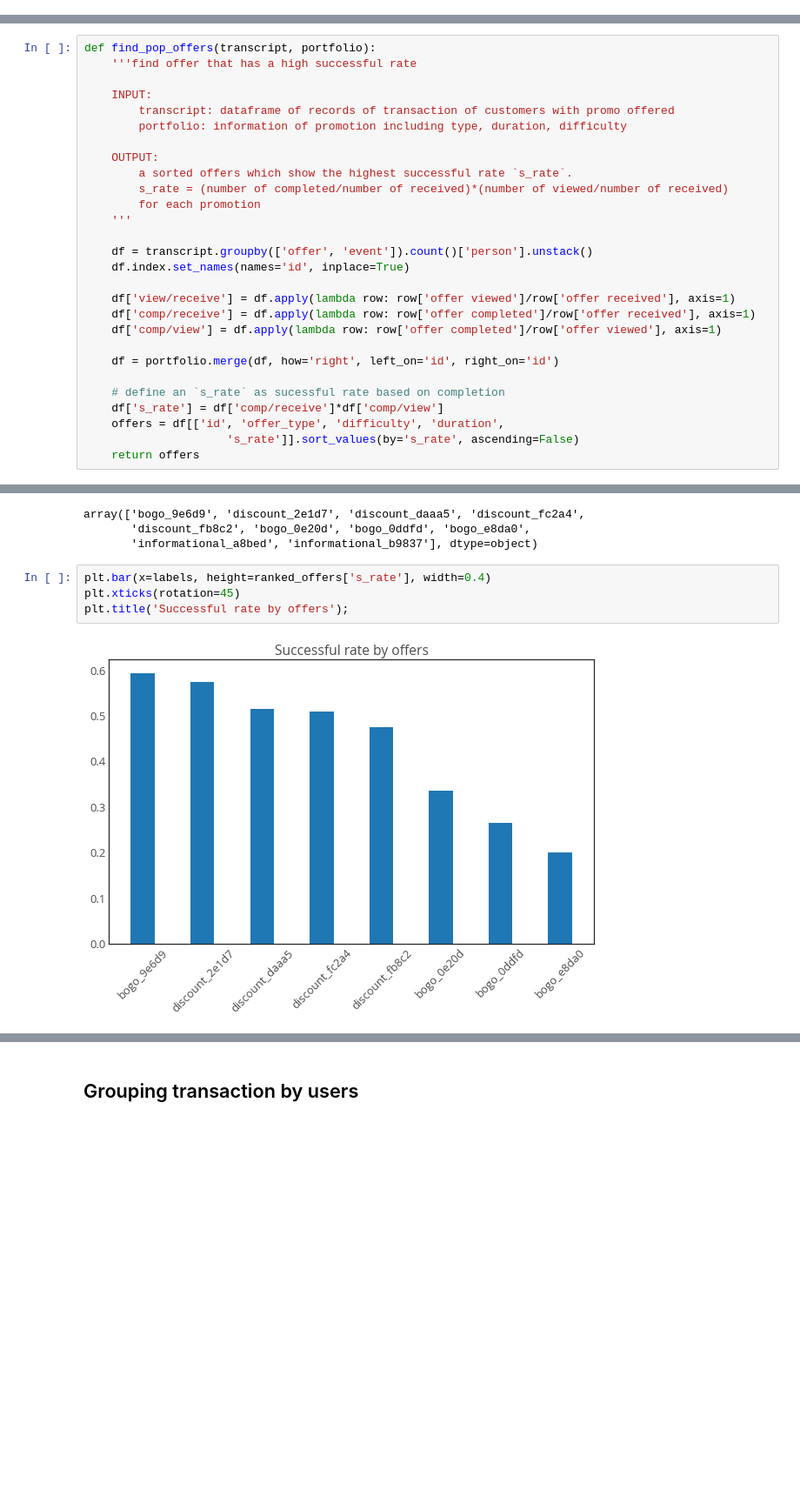
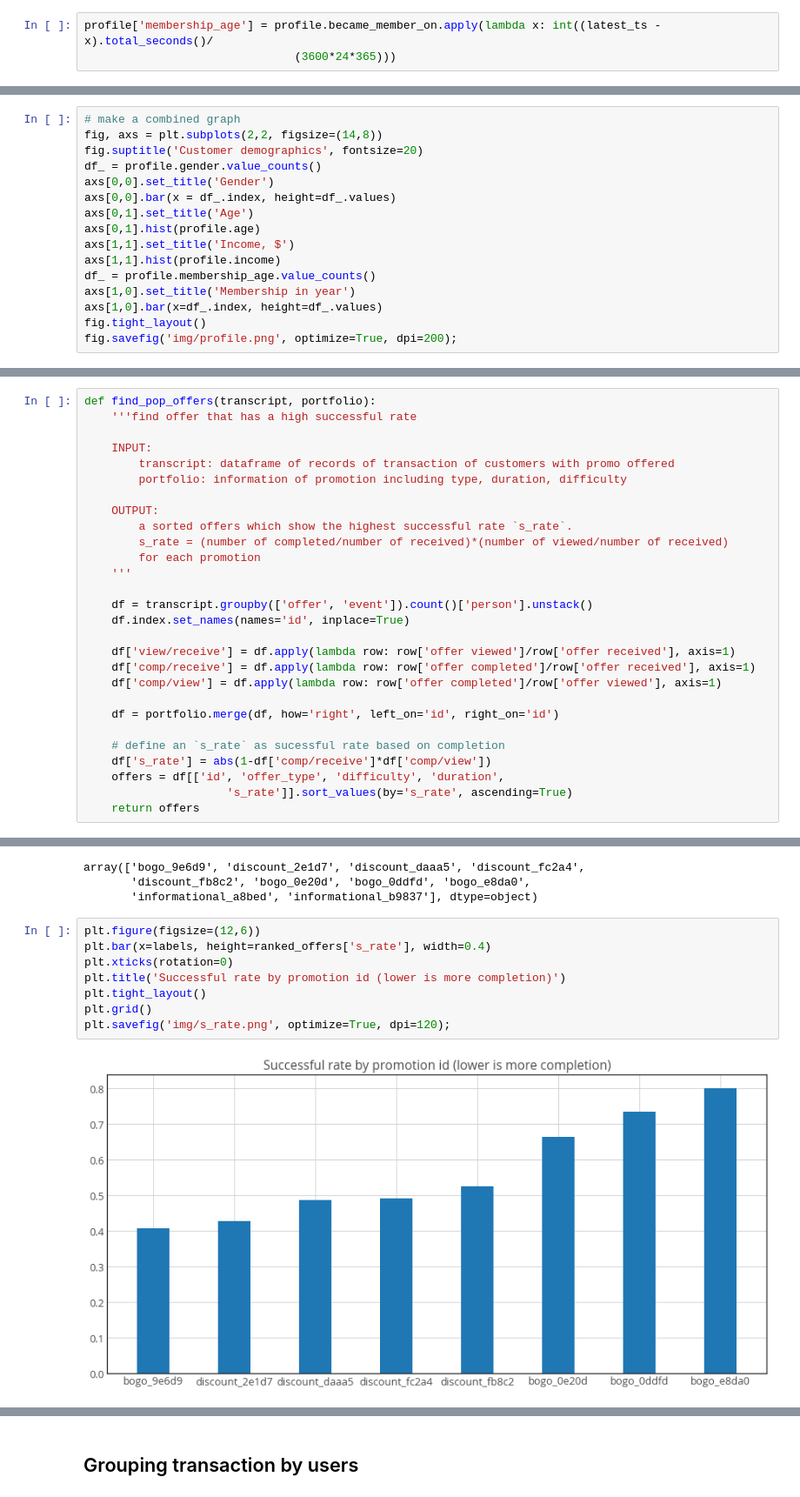
Before and after one commit to binh-bk/Starbucks-Promotion-Recommender, a Jupyter notebook: Starbucks_Capstone_notebook.ipynb, the cells around one changed output, grey strips where cells are left out. Shown at 87% size. Cells and saved outputs as stored; diff of their text form; blank space fills up the shorter version.

```diff
--- a/Starbucks_Capstone_notebook.ipynb
+++ b/Starbucks_Capstone_notebook.ipynb
@@ -238,6 +253,9 @@ profile.became_member_on.apply(lambda x: (latest_ts - x).total_seconds()/
                                (3600*24*365)).plot(kind='hist', bins=20);
 # %% [output]
 [figure]
+# %%
+profile['membership_age'] = profile.became_member_on.apply(lambda x: int((latest_ts - x).total_seconds()/
+                               (3600*24*365)))
 # %%
 # portion with nans in incomes
 profile.income.isna().sum()/profile.shape[0]
@@ -249,0 +277,16 @@ profile.income.plot(kind='hist', bins=20);
+# %%
+# make a combined graph
+fig, axs = plt.subplots(2,2, figsize=(14,8))
+fig.suptitle('Customer demographics', fontsize=20)
+df_ = profile.gender.value_counts()
+axs[0,0].set_title('Gender')
+axs[0,0].bar(x = df_.index, height=df_.values)
+axs[0,1].set_title('Age')
+axs[0,1].hist(profile.age)
+axs[1,1].set_title('Income, $')
+axs[1,1].hist(profile.income)
+df_ = profile.membership_age.value_counts()
+axs[1,0].set_title('Membership in year')
+axs[1,0].bar(x=df_.index, height=df_.values)
+fig.tight_layout()
+fig.savefig('img/profile.png', optimize=True, dpi=200);
@@ -1110,9 +1208,9 @@ def find_pop_offers(transcript, portfolio):
     df = portfolio.merge(df, how='right', left_on='id', right_on='id')
 
     # define an `s_rate` as sucessful rate based on completion
-    df['s_rate'] = df['comp/receive']*df['comp/view']
+    df['s_rate'] = abs(1-df['comp/receive']*df['comp/view'])
     offers = df[['id', 'offer_type', 'difficulty', 'duration',
-                     's_rate']].sort_values(by='s_rate', ascending=False)
+                     's_rate']].sort_values(by='s_rate', ascending=True)
     return offers
 # %%
 ranked_offers = find_pop_offers(transcript, portfolio)
@@ -1138,8 +1236,12 @@ array(['bogo_9e6d9', 'discount_2e1d7', 'discount_daaa5', 'discount_fc2a4',
        'discount_fb8c2', 'bogo_0e20d', 'bogo_0ddfd', 'bogo_e8da0',
        'informational_a8bed', 'informational_b9837'], dtype=object)
 # %%
+plt.figure(figsize=(12,6))
 plt.bar(x=labels, height=ranked_offers['s_rate'], width=0.4)
-plt.xticks(rotation=45)
-plt.title('Successful rate by offers');
+plt.xticks(rotation=0)
+plt.title('Successful rate by promotion id (lower is more completion)')
+plt.tight_layout()
+plt.grid()
+plt.savefig('img/s_rate.png', optimize=True, dpi=120);
 # %% [output]
-[figure, old version]
+[figure, new version]
```
Also changed, not shown: parts of 48 cells of this notebook, 9 other files.
